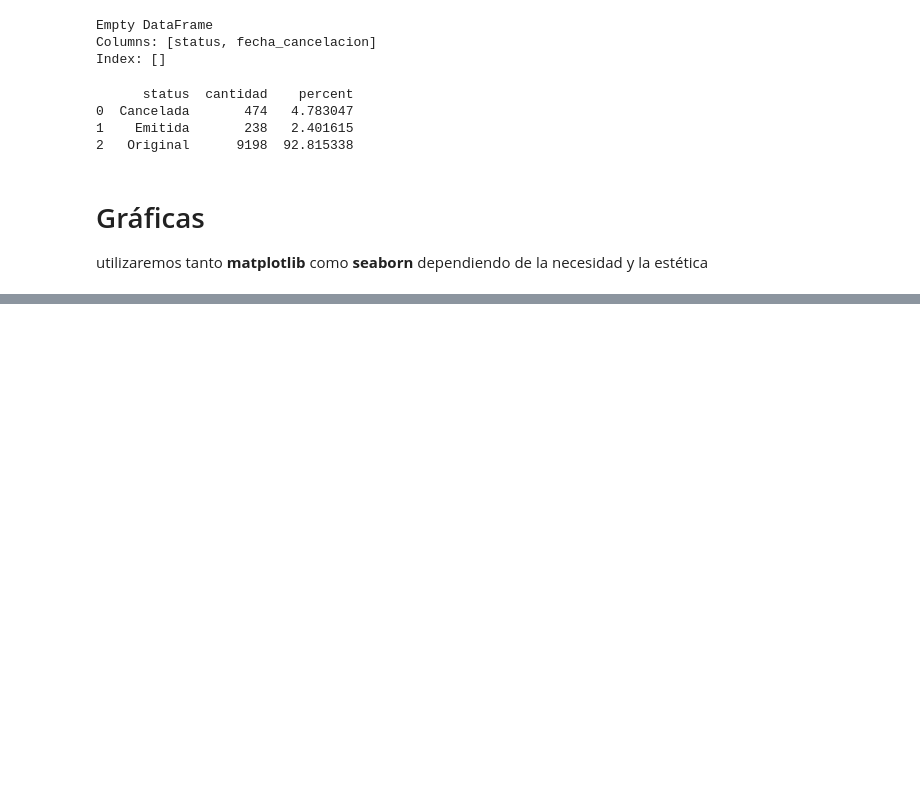
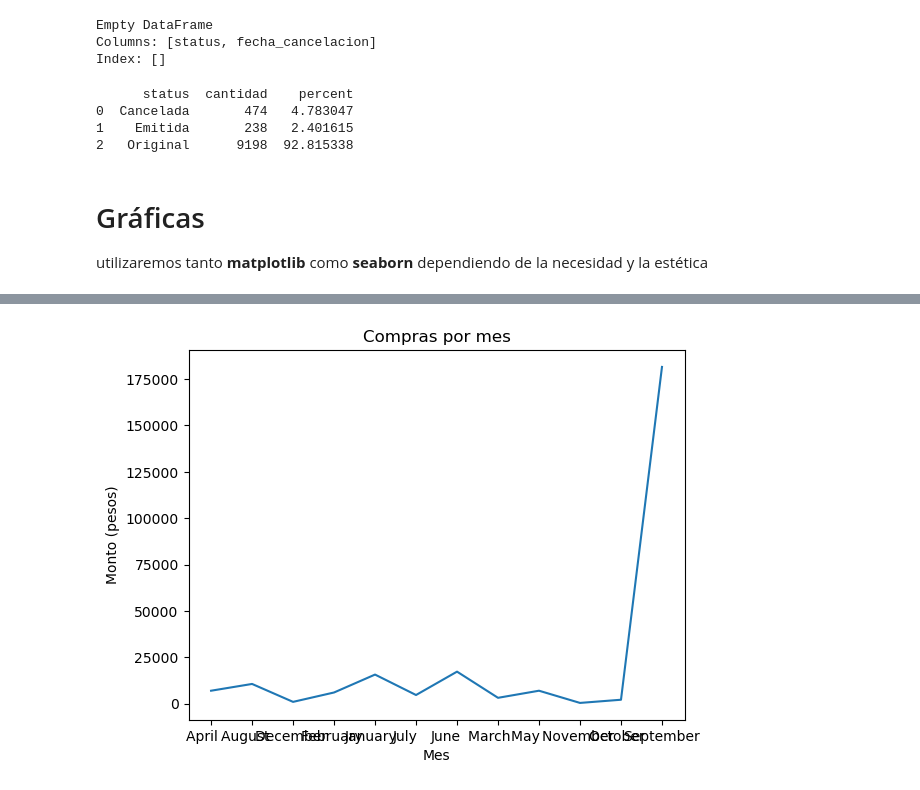
Before and after one commit to Samaelthecreator/DataAnalyst, a Jupyter notebook: comprasAnalysis.ipynb, the cells around one changed output, grey strips where cells are left out. Cells and saved outputs as stored; diff of their text form; code cells hidden in the pictures; blank space fills up the shorter version.

```diff
--- a/comprasAnalysis.ipynb
+++ b/comprasAnalysis.ipynb
@@ -281,0 +319,12 @@ y2020
+# %%
+y2023 = prov_por_año['2023']
+q2023 = '''SELECT mes, importe_total AS 'importe total' FROM y2023 GROUP BY mes'''
+y2023 = ps.sqldf(q2023,locals())
+
+plt.plot(y2023['mes'],y2023['importe total'])
+plt.xlabel("Mes")
+plt.ylabel("Monto (pesos)")
+plt.title("Compras por mes")
+plt.show()
+# %% [output]
+[figure, added]
```
Also changed, not shown: parts of 8 cells of this notebook.
